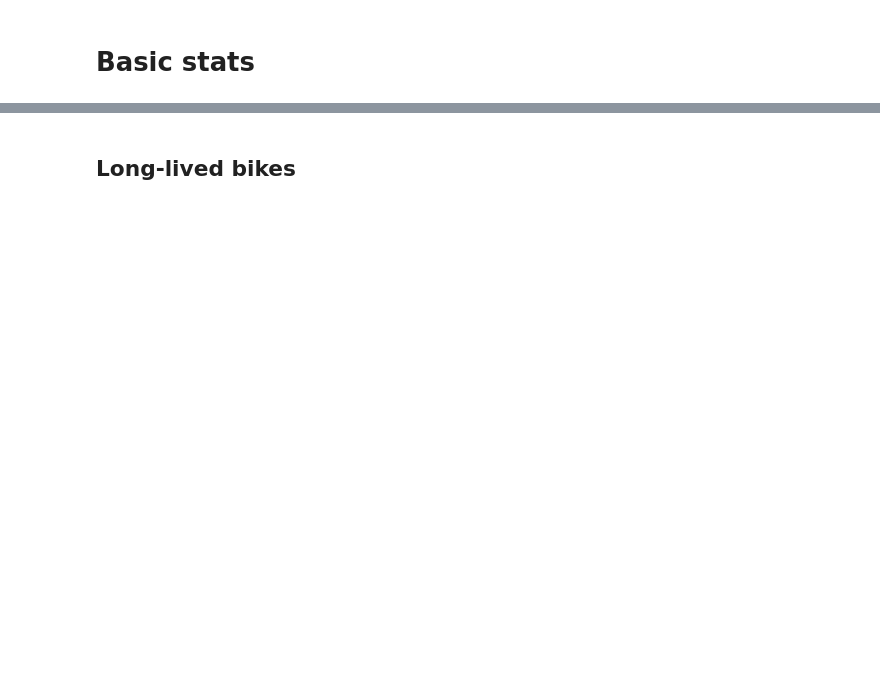
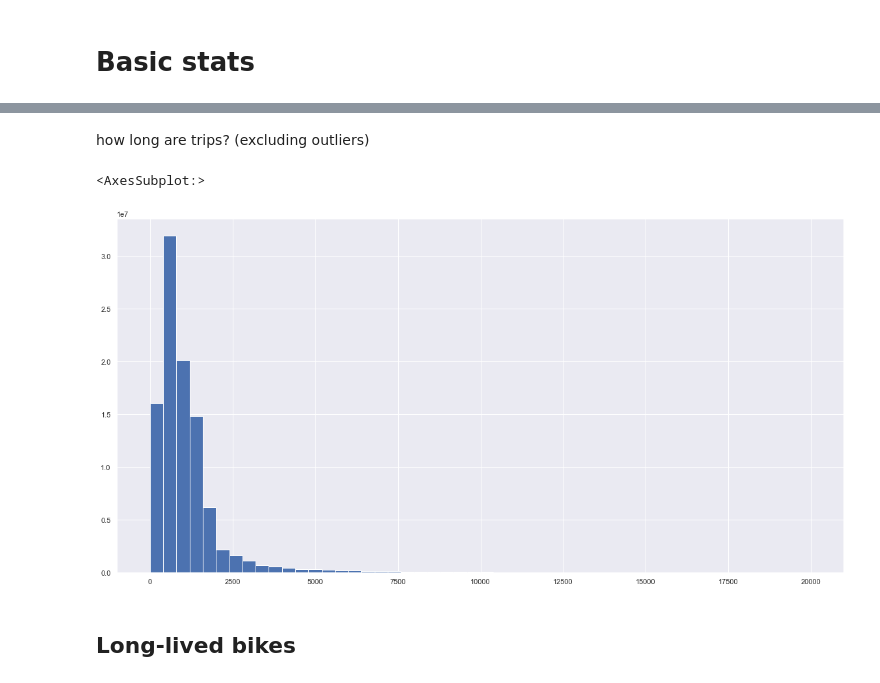
Before and after one commit to alan-turing-institute/pfeffel, a Jupyter notebook: WIP_high_level.ipynb, the cells around one changed output, grey strips where cells are left out. Drawn from its saved outputs; the diff is of its cells as text; code cells hidden in the pictures; blank space fills up the shorter version.

```diff
--- a/WIP_high_level.ipynb
+++ b/WIP_high_level.ipynb
@@ -100,3 +114,10 @@ Wall time: 1.14 s
+# %% [markdown]
+how long are trips? (excluding outliers)
+# %%
+df[df["duration"].dt.seconds < 20000]["duration"].dt.seconds.hist(bins=50)
+# %% [output]
+<AxesSubplot:>
+[figure, added]
 # %% [markdown]
 ## Long-lived bikes
 # %%
```
Also changed, not shown: parts of 53 cells of this notebook.
